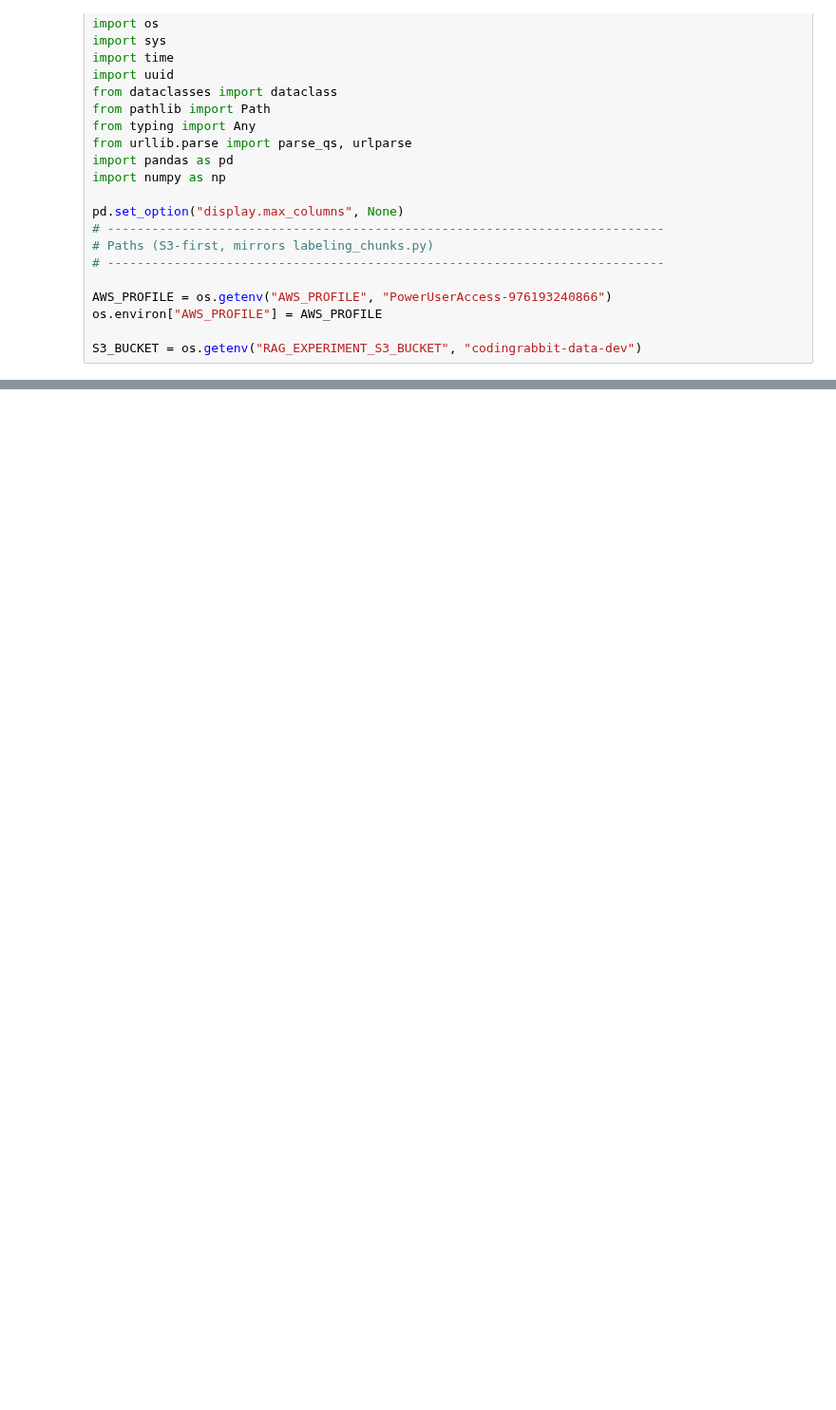
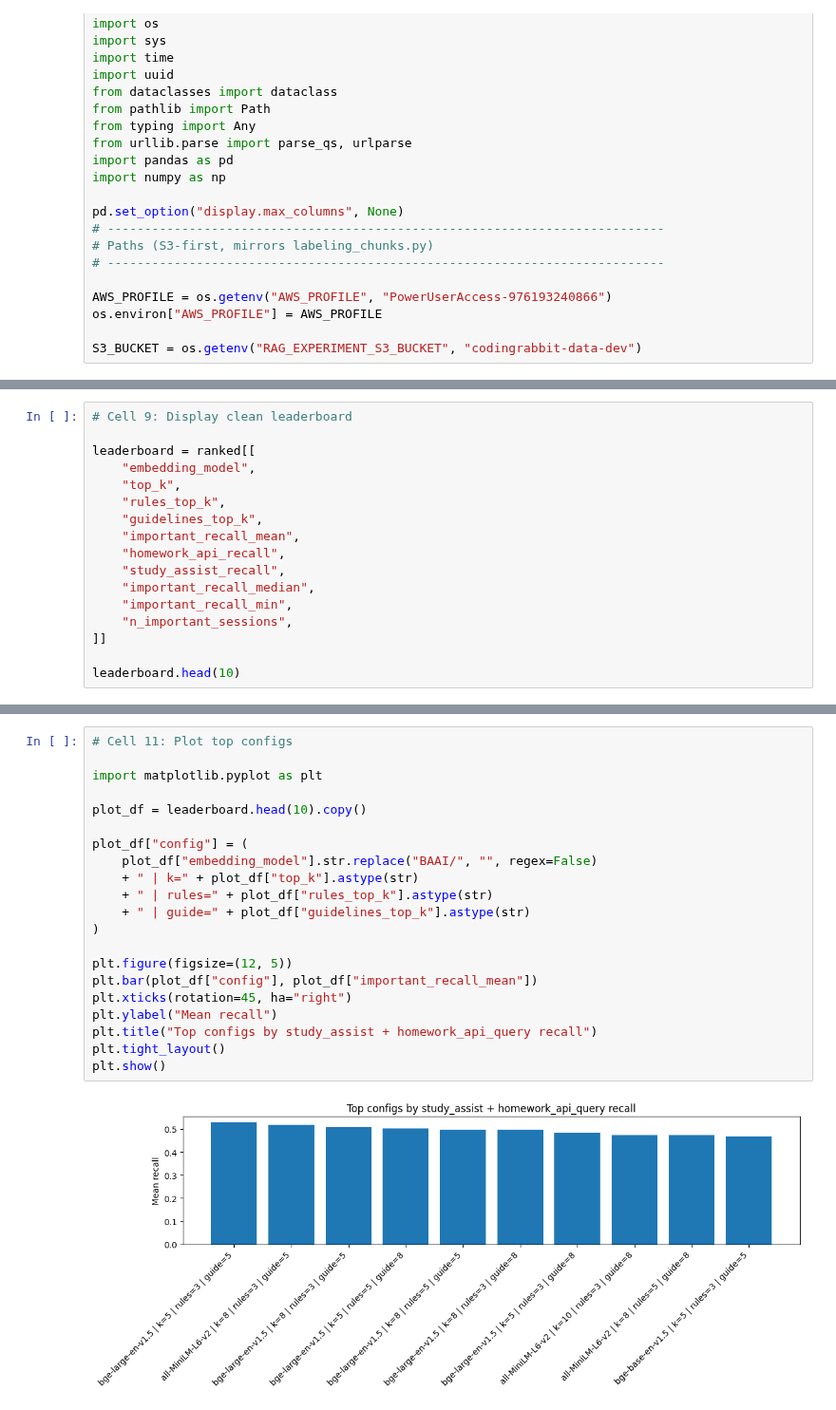
Before and after one commit to emowat/ai-teaching-assistant, a Jupyter notebook: rag/experiments/retrieval_post_mortem.ipynb, the cells around one changed output, grey strips where cells are left out. Shown at 95% size. Drawn from its saved outputs; the diff is of its cells as text; blank space fills up the shorter version.

```diff
--- a/rag/experiments/retrieval_post_mortem.ipynb
+++ b/rag/experiments/retrieval_post_mortem.ipynb
@@ -140,0 +362,17 @@ df.sort_values(by=['metric_f1','metric_recall'], ascending=False)
+# %%
+# Cell 9: Display clean leaderboard
+
+leaderboard = ranked[[
+    "embedding_model",
+    "top_k",
+    "rules_top_k",
+    "guidelines_top_k",
+    "important_recall_mean",
+    "homework_api_recall",
+    "study_assist_recall",
+    "important_recall_median",
+    "important_recall_min",
+    "n_important_sessions",
+]]
+
+leaderboard.head(10)
@@ -140,0 +423,23 @@ df.sort_values(by=['metric_f1','metric_recall'], ascending=False)
+# %%
+# Cell 11: Plot top configs
+
+import matplotlib.pyplot as plt
+
+plot_df = leaderboard.head(10).copy()
+
+plot_df["config"] = (
+    plot_df["embedding_model"].str.replace("BAAI/", "", regex=False)
+    + " | k=" + plot_df["top_k"].astype(str)
+    + " | rules=" + plot_df["rules_top_k"].astype(str)
+    + " | guide=" + plot_df["guidelines_top_k"].astype(str)
+)
+
+plt.figure(figsize=(12, 5))
+plt.bar(plot_df["config"], plot_df["important_recall_mean"])
+plt.xticks(rotation=45, ha="right")
+plt.ylabel("Mean recall")
+plt.title("Top configs by study_assist + homework_api_query recall")
+plt.tight_layout()
+plt.show()
+# %% [output]
+[figure, added]
```
Also changed, not shown: parts of 20 cells of this notebook, 18 other files.
